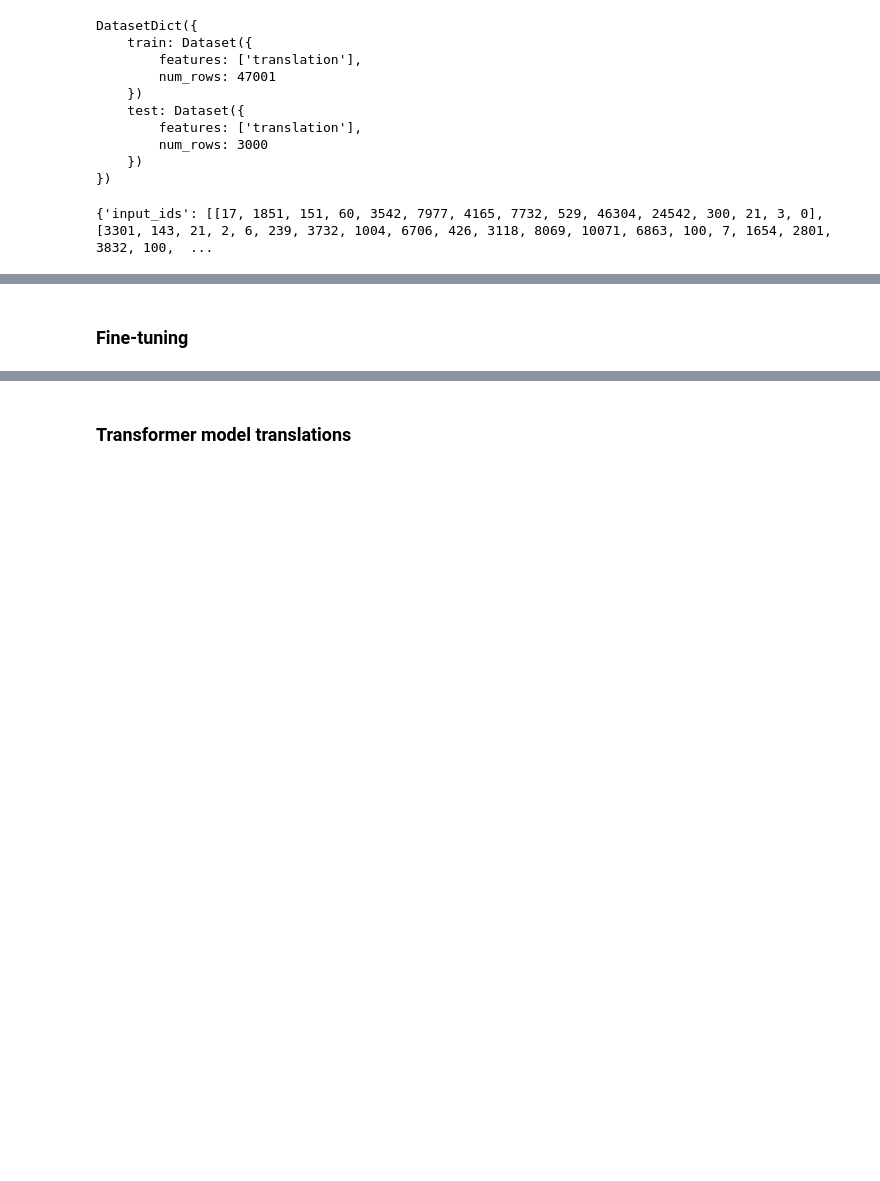
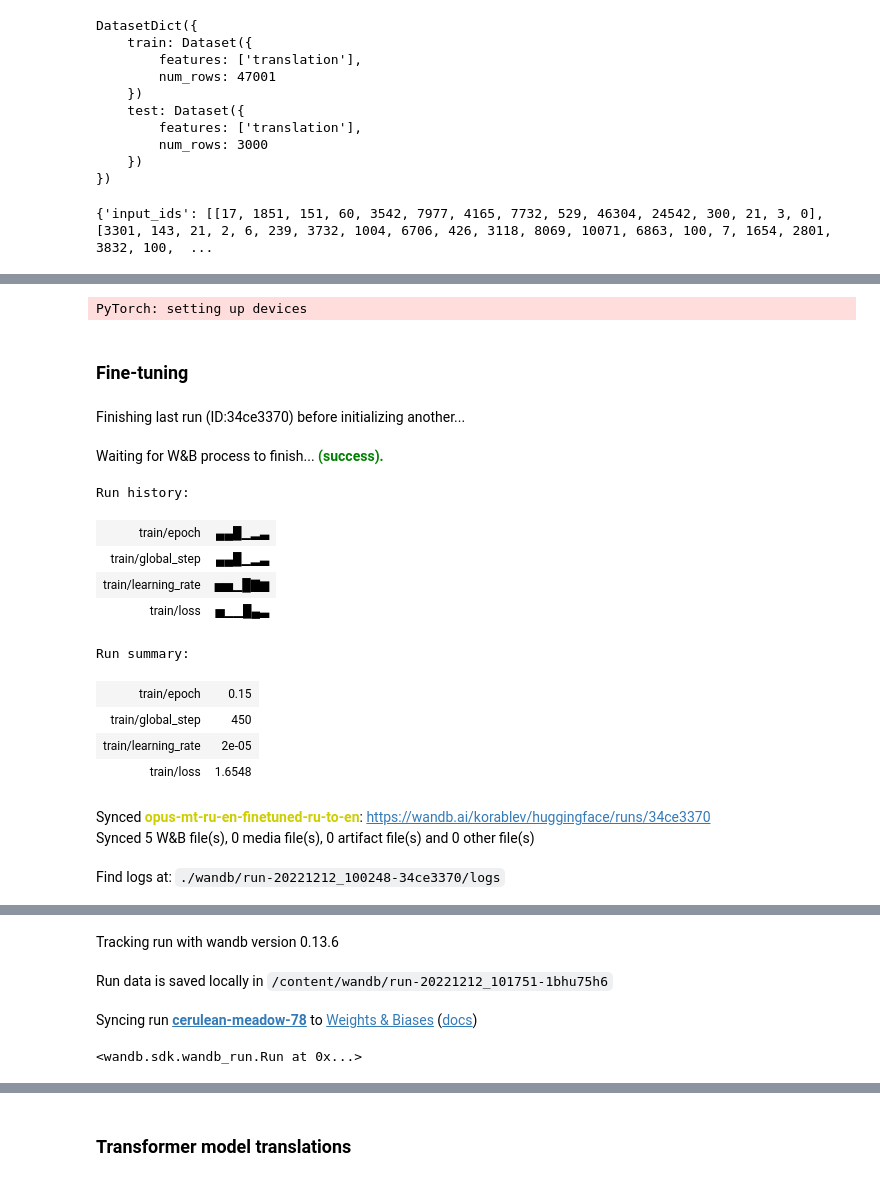
Before and after one commit to korab1ev/Neural-MT, a Jupyter notebook: notebook.ipynb, the cells around one changed output, grey strips where cells are left out. Cells and saved outputs as stored; diff of their text form; code cells hidden in the pictures; blank space fills up the shorter version.

```diff
--- a/notebook.ipynb
+++ b/notebook.ipynb
@@ -533,17 +617,26 @@ model = AutoModelForSeq2SeqLM.from_pretrained(model_checkpoint).to("cuda")
 # %%
-batch_size = 64
+batch_size = 16
 model_name = model_checkpoint.split("/")[-1]
 args = Seq2SeqTrainingArguments(
     f"{model_name}-finetuned-{source_lang}-to-{target_lang}",
-    evaluation_strategy = "epoch",
+    logging_strategy="steps",
+    logging_steps=150,
+    evaluation_strategy="steps",
+    eval_steps=1000,
+    save_strategy="steps",
+    save_steps=1000,
     learning_rate=2e-5,
     per_device_train_batch_size=batch_size,
     per_device_eval_batch_size=batch_size,
     weight_decay=0.01,
-    save_total_limit=3,
-    num_train_epochs=10,
-    predict_with_generate=True
+    save_total_limit=1,
+    num_train_epochs=5,
+    predict_with_generate=True,
+    report_to="wandb",
+
 )
+# %% [output]
+PyTorch: setting up devices
 # %%
 data_collator = DataCollatorForSeq2Seq(tokenizer, model=model)
 # %%
@@ -583,3 +676,21 @@ trainer = Seq2SeqTrainer(
 )
 # %% [markdown]
 ### Fine-tuning
+# %%
+wandb.init()
+# %% [output]
+Finishing last run (ID:34ce3370) before initializing another...
+Waiting for W&B process to finish... (success).
+Run history:
+| train/epoch | ▄▄█▁▂▃ |
+| train/global_step | ▄▄█▁▂▃ |
+| train/learning_rate | ▅▅▁█▇▆ |
+| train/loss | ▅▁▁█▄▃ |
+Run summary:
+| train/epoch | 0.15 |
+| train/global_step | 450 |
+| train/learning_rate | 2e-05 |
+| train/loss | 1.6548 |
+Synced opus-mt-ru-en-finetuned-ru-to-en: https://wandb.ai/korablev/huggingface/runs/34ce3370
+Synced 5 W&B file(s), 0 media file(s), 0 artifact file(s) and 0 other file(s)
+Find logs at: ./wandb/run-20221212_100248-34ce3370/logs
@@ -586,3 +698,7 @@ trainer = Seq2SeqTrainer(
+Tracking run with wandb version 0.13.6
+Run data is saved locally in /content/wandb/run-20221212_101751-1bhu75h6
+Syncing run cerulean-meadow-78 to Weights & Biases (docs)
+<wandb.sdk.wandb_run.Run at 0x...>
 # %%
 trainer.train()
 # %% [output]
```
Also changed, not shown: parts of 14 cells of this notebook.
